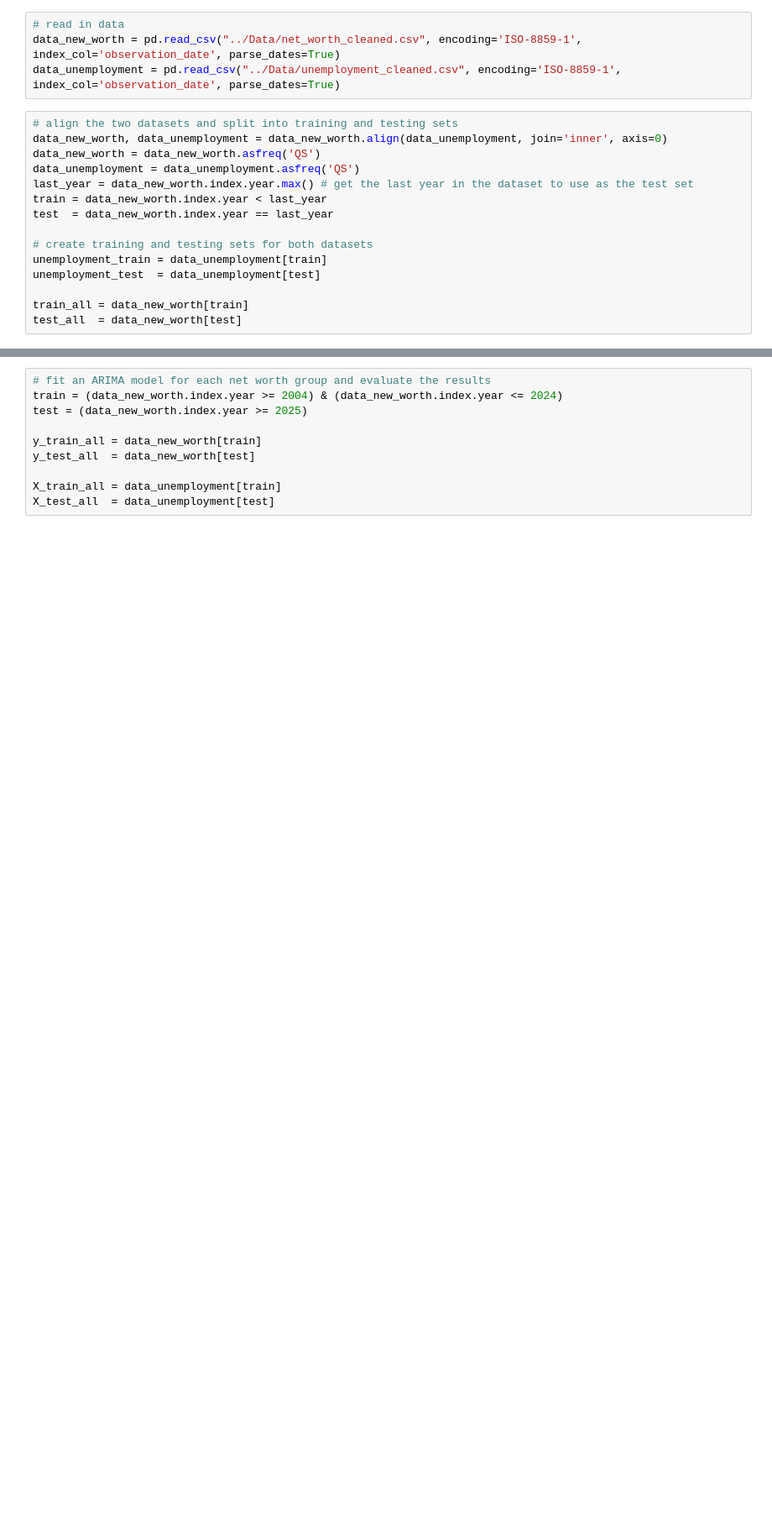
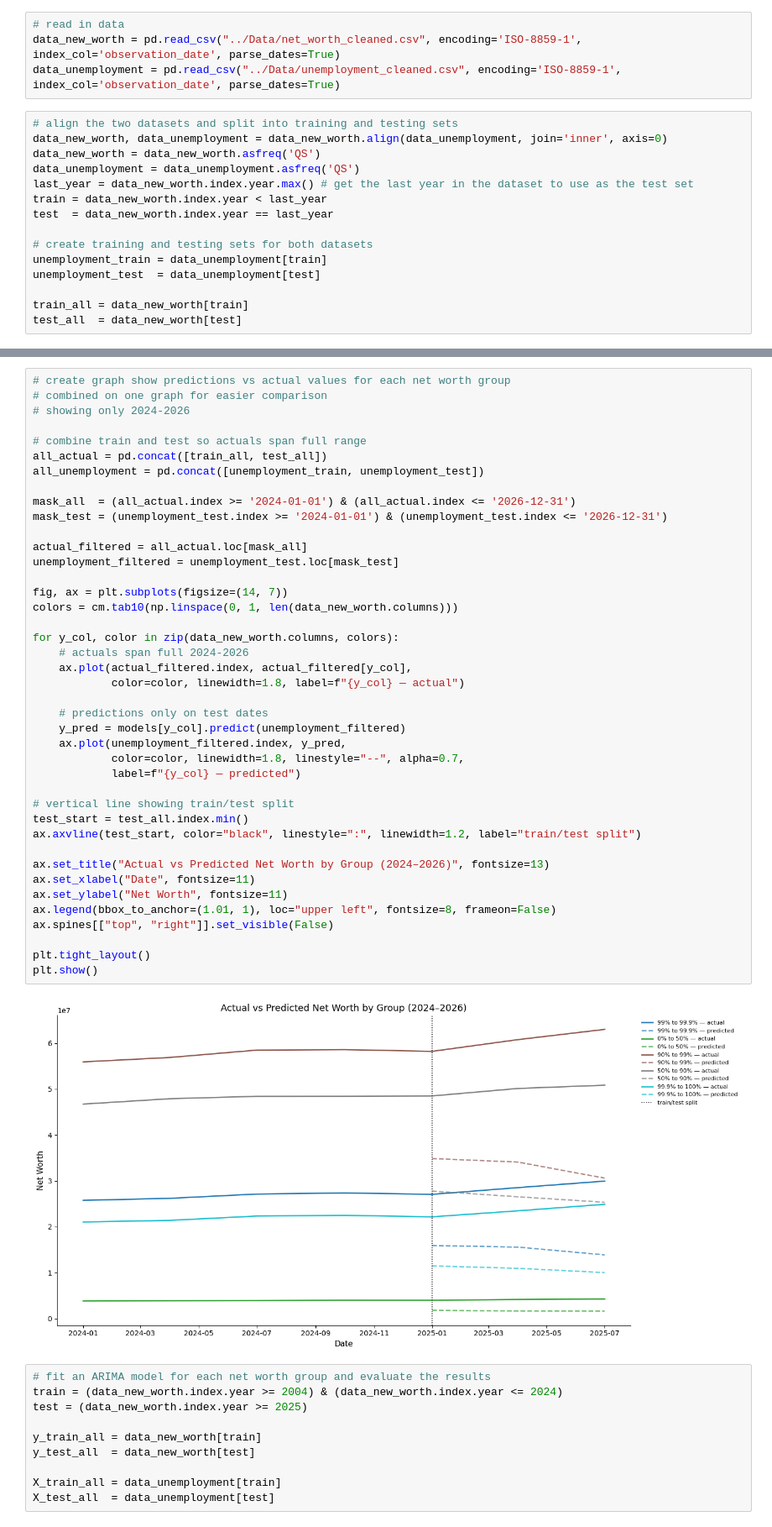
Before and after one commit to Taran-Gupta/DS4002_Project2, a Jupyter notebook: Scripts/Predictive_Anaylsis.ipynb, the cells around one changed output, grey strips where cells are left out. Shown at 84% size. Drawn from its saved outputs; the diff is of its cells as text; blank space fills up the shorter version.

```diff
--- a/Scripts/Predictive_Anaylsis.ipynb
+++ b/Scripts/Predictive_Anaylsis.ipynb
@@ -64,3 +68,46 @@ print(results_df)
+# %%
+# create graph show predictions vs actual values for each net worth group
+# combined on one graph for easier comparison
+# showing only 2024-2026
+
+# combine train and test so actuals span full range
+all_actual = pd.concat([train_all, test_all])
+all_unemployment = pd.concat([unemployment_train, unemployment_test])
+
+mask_all  = (all_actual.index >= '2024-01-01') & (all_actual.index <= '2026-12-31')
+mask_test = (unemployment_test.index >= '2024-01-01') & (unemployment_test.index <= '2026-12-31')
+
+actual_filtered = all_actual.loc[mask_all]
+unemployment_filtered = unemployment_test.loc[mask_test]
+
+fig, ax = plt.subplots(figsize=(14, 7))
+colors = cm.tab10(np.linspace(0, 1, len(data_new_worth.columns)))
+
+for y_col, color in zip(data_new_worth.columns, colors):
+    # actuals span full 2024-2026
+    ax.plot(actual_filtered.index, actual_filtered[y_col],
+            color=color, linewidth=1.8, label=f"{y_col} — actual")
+
+    # predictions only on test dates
+    y_pred = models[y_col].predict(unemployment_filtered)
+    ax.plot(unemployment_filtered.index, y_pred,
+            color=color, linewidth=1.8, linestyle="--", alpha=0.7,
+            label=f"{y_col} — predicted")
+
+# vertical line showing train/test split
+test_start = test_all.index.min()
+ax.axvline(test_start, color="black", linestyle=":", linewidth=1.2, label="train/test split")
+
+ax.set_title("Actual vs Predicted Net Worth by Group (2024–2026)", fontsize=13)
+ax.set_xlabel("Date", fontsize=11)
+ax.set_ylabel("Net Worth", fontsize=11)
+ax.legend(bbox_to_anchor=(1.01, 1), loc="upper left", fontsize=8, frameon=False)
+ax.spines[["top", "right"]].set_visible(False)
+
+plt.tight_layout()
+plt.show()
+# %% [output]
+[figure, added]
 # %%
 # fit an ARIMA model for each net worth group and evaluate the results
 train = (data_new_worth.index.year >= 2004) & (data_new_worth.index.year <= 2024)
```
Also changed, not shown: parts of 9 cells of this notebook, 3 other files.
